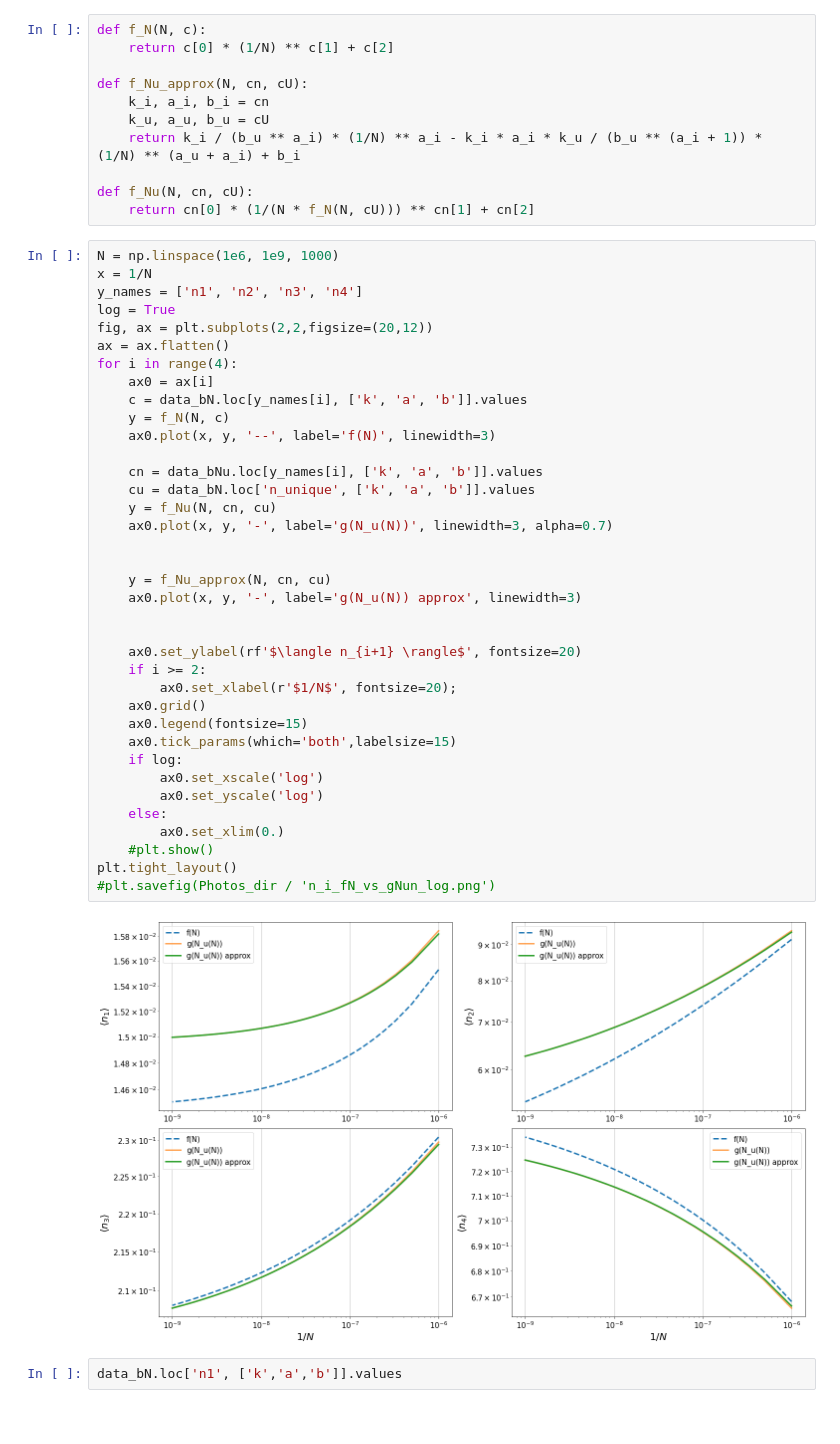
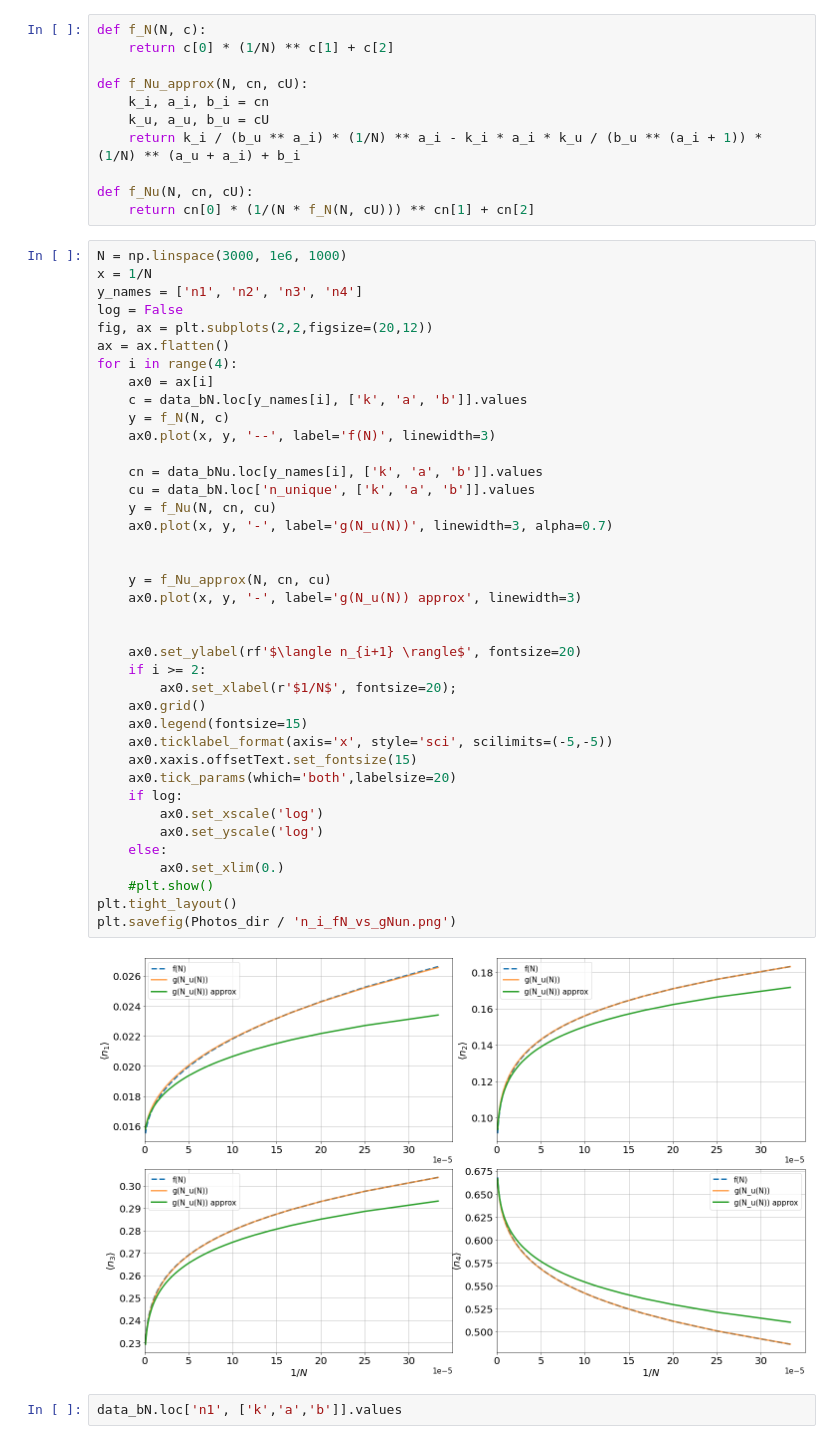
Before and after one commit to Chpel/ProjectMagnet, a Jupyter notebook: Расчёты .ipynb/DS_Nunique_to_N.ipynb, the cells around one changed output. Drawn from its saved outputs; the diff is of its cells as text.

```diff
--- a/Расчёты .ipynb/DS_Nunique_to_N.ipynb
+++ b/Расчёты .ipynb/DS_Nunique_to_N.ipynb
@@ -58,44 +58,46 @@ def f_Nu_approx(N, cn, cU):
 def f_Nu(N, cn, cU):
     return cn[0] * (1/(N * f_N(N, cU))) ** cn[1] + cn[2]
 # %%
-N = np.linspace(1e6, 1e9, 1000)
+N = np.linspace(3000, 1e6, 1000)
 x = 1/N
 y_names = ['n1', 'n2', 'n3', 'n4']
-log = True
+log = False
 fig, ax = plt.subplots(2,2,figsize=(20,12))
 ax = ax.flatten()
 for i in range(4):
     ax0 = ax[i]
     c = data_bN.loc[y_names[i], ['k', 'a', 'b']].values
     y = f_N(N, c)
     ax0.plot(x, y, '--', label='f(N)', linewidth=3)
 
     cn = data_bNu.loc[y_names[i], ['k', 'a', 'b']].values
     cu = data_bN.loc['n_unique', ['k', 'a', 'b']].values
     y = f_Nu(N, cn, cu)
     ax0.plot(x, y, '-', label='g(N_u(N))', linewidth=3, alpha=0.7)
 
 
     y = f_Nu_approx(N, cn, cu)
     ax0.plot(x, y, '-', label='g(N_u(N)) approx', linewidth=3)
 
 
     ax0.set_ylabel(rf'$\langle n_{i+1} \rangle$', fontsize=20)
     if i >= 2:
         ax0.set_xlabel(r'$1/N$', fontsize=20);
     ax0.grid()
     ax0.legend(fontsize=15)
-    ax0.tick_params(which='both',labelsize=15)
+    ax0.ticklabel_format(axis='x', style='sci', scilimits=(-5,-5))
+    ax0.xaxis.offsetText.set_fontsize(15)
+    ax0.tick_params(which='both',labelsize=20)
     if log:
         ax0.set_xscale('log')
         ax0.set_yscale('log')
     else:
         ax0.set_xlim(0.)
     #plt.show()
 plt.tight_layout()
-#plt.savefig(Photos_dir / 'n_i_fN_vs_gNun_log.png')
+plt.savefig(Photos_dir / 'n_i_fN_vs_gNun.png')
 # %% [output]
-[figure, old version]
+[figure, new version]
 # %%
 data_bN.loc['n1', ['k','a','b']].values
 # %% [output]
```
Also changed, not shown: 21 other files.
